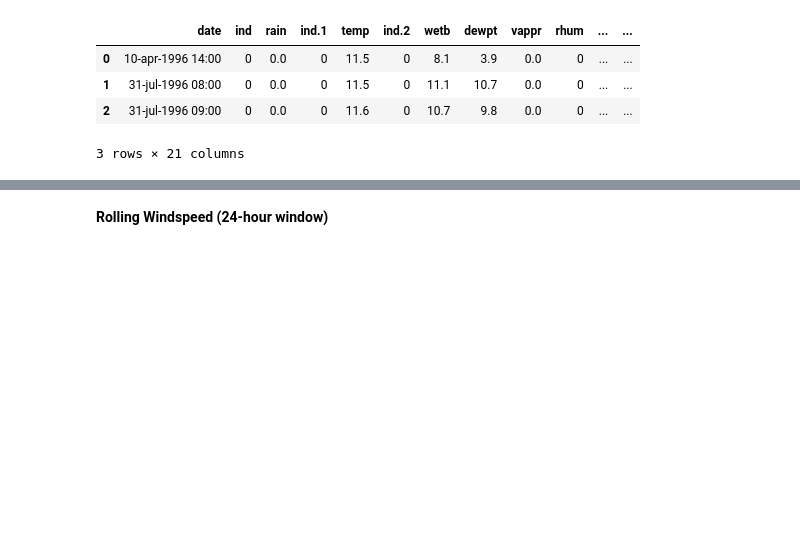
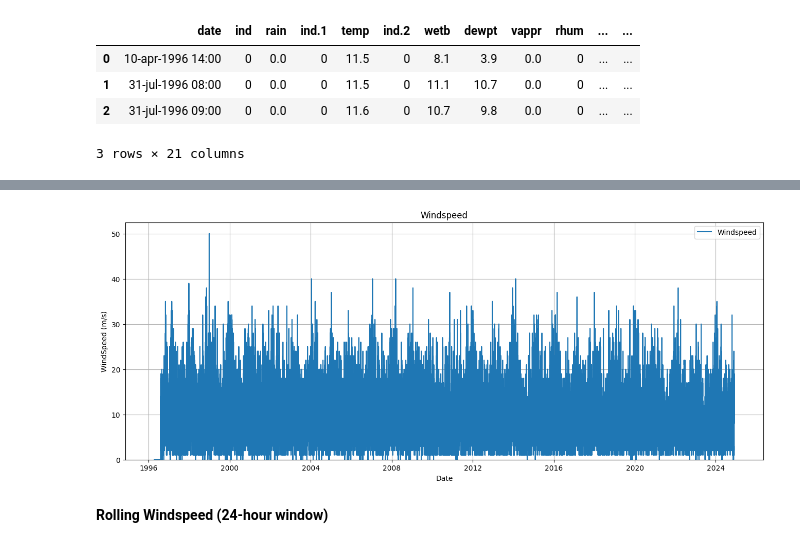
Before and after one commit to mondbr/PFDA_assignments, a Jupyter notebook: assignment6_Weather.ipynb, the cells around one changed output, grey strips where cells are left out. Cells and saved outputs as stored; diff of their text form; code cells hidden in the pictures; blank space fills up the shorter version.

Commit message:
Plotting windspeed

```diff
--- a/assignment6_Weather.ipynb
+++ b/assignment6_Weather.ipynb
@@ -170,3 +170,37 @@ plt.show()
+# %%
+# Plotting Windspeed
+# Extracting the month from the 'datetime' column
+df['datetime'] = pd.to_datetime(df['date'], format='%d-%b-%Y %H:%M')
+
+# Selecting 'month' and 'wdsp' columns
+df['month'] = df['datetime'].dt.to_period('M')
+
+cleandf = df[['datetime', 'wdsp']].copy()  # Make a copy to avoid warnings
+
+# Replace spaces with NaN and drop rows with NaN in 'wdsp'
+cleandf['wdsp'] = cleandf['wdsp'].replace(' ', np.nan)
+cleandf.dropna(subset=['wdsp'], inplace=True)
+
+# Convert 'wdsp' to float
+cleandf['wdsp'] = cleandf['wdsp'].astype(float)
+
+# Plotting data
+plt.figure(figsize=(16, 6))
+plt.plot(cleandf['datetime'], cleandf['wdsp'], label='Windspeed')
+
+plt.title('Windspeed')
+plt.xlabel('Date')
+plt.ylabel('WindSpeed (m/s)')
+
+# Adjust y-axis range
+plt.ylim(bottom=0)
+
+
+plt.grid(True)
+plt.legend()
+plt.show()
+# %% [output]
+[figure, added]
 # %% [markdown]
 **Rolling Windspeed (24-hour window)**
 # %% [markdown]
```
Also changed, not shown: parts of 5 cells of this notebook.
